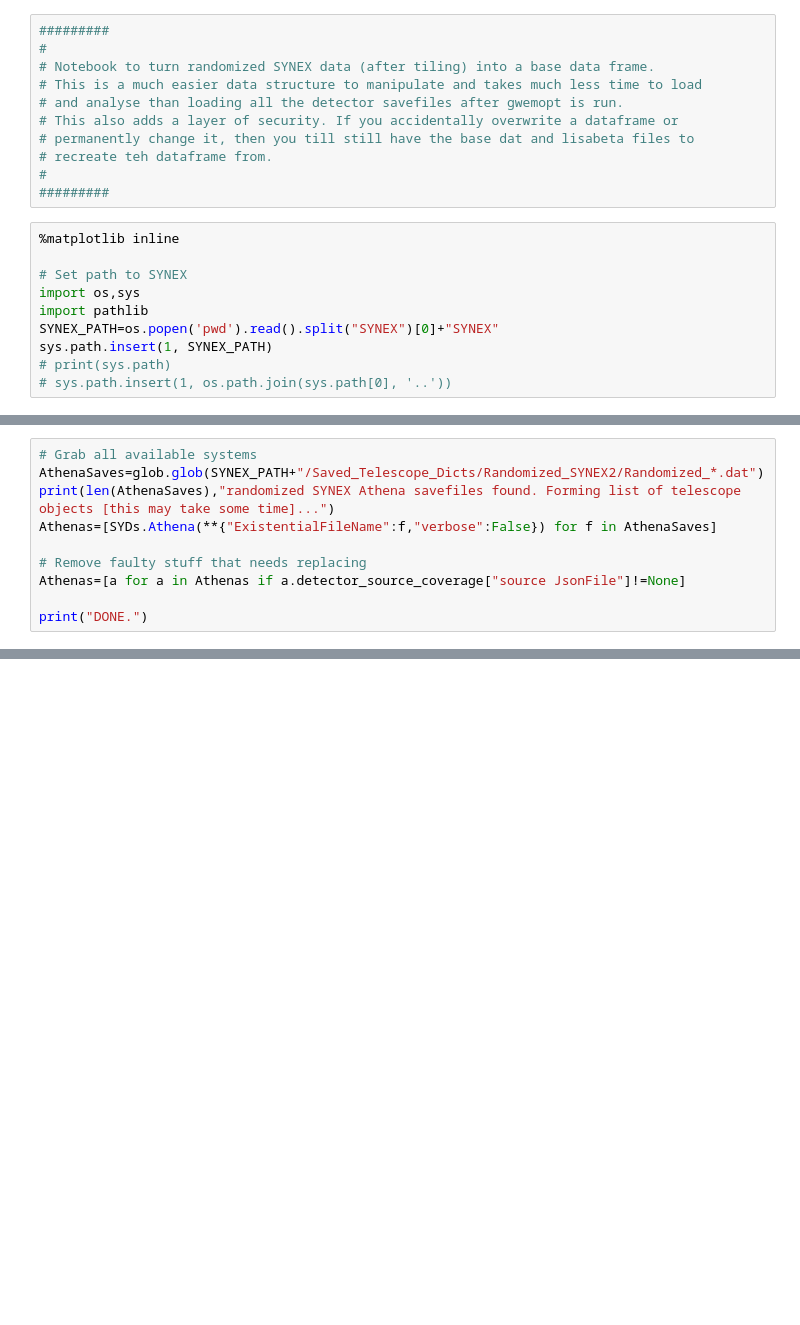
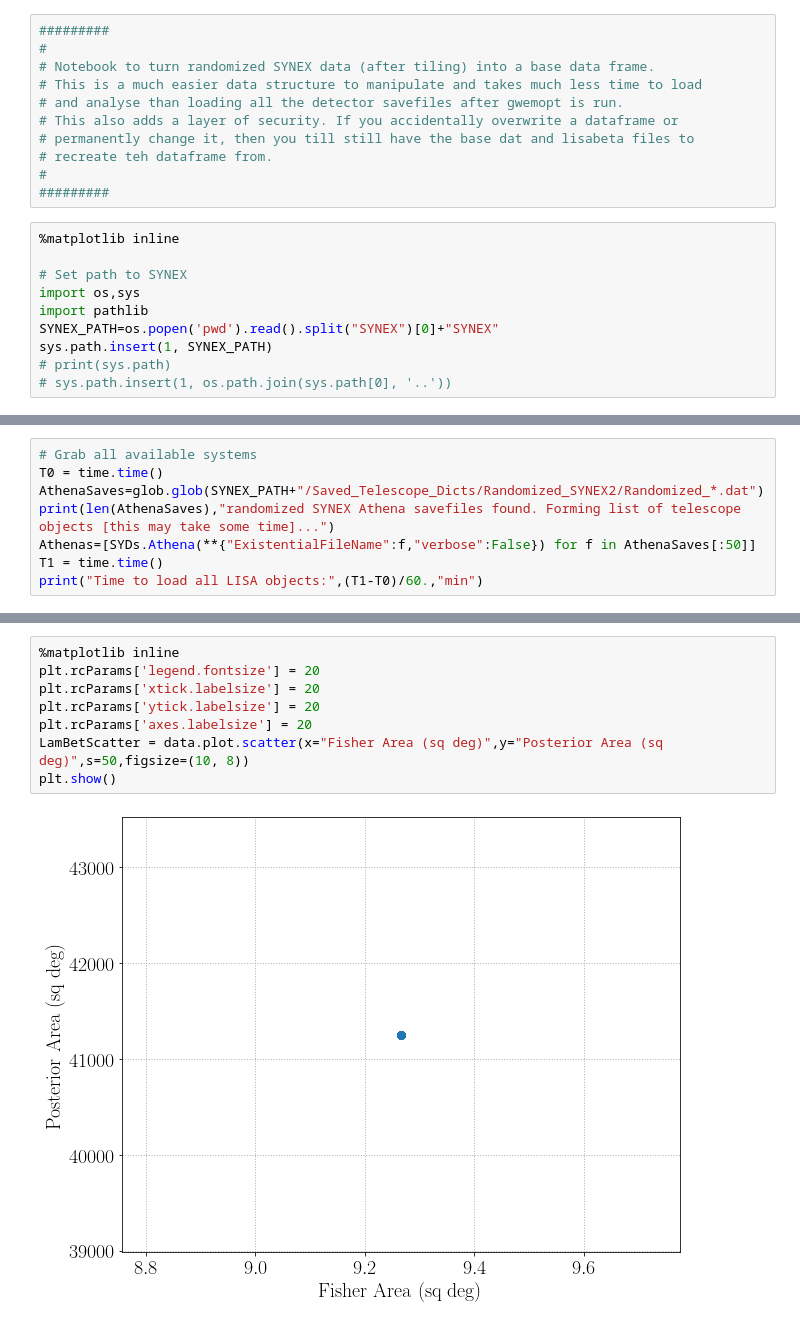
Before and after one commit to PAduverne/SYNEX, a Jupyter notebook: MIMOSA_Studies/Create_DataFrame.ipynb, the cells around one changed output, grey strips where cells are left out. Drawn from its saved outputs; the diff is of its cells as text; blank space fills up the shorter version.

```diff
--- a/MIMOSA_Studies/Create_DataFrame.ipynb
+++ b/MIMOSA_Studies/Create_DataFrame.ipynb
@@ -47,10 +49,8 @@ importlib.reload(SYU)
 # %%
 # Grab all available systems
+T0 = time.time()
 AthenaSaves=glob.glob(SYNEX_PATH+"/Saved_Telescope_Dicts/Randomized_SYNEX2/Randomized_*.dat")
 print(len(AthenaSaves),"randomized SYNEX Athena savefiles found. Forming list of telescope objects [this may take some time]...")
-Athenas=[SYDs.Athena(**{"ExistentialFileName":f,"verbose":False}) for f in AthenaSaves]
-
-# Remove faulty stuff that needs replacing
-Athenas=[a for a in Athenas if a.detector_source_coverage["source JsonFile"]!=None]
-
-print("DONE.")
+Athenas=[SYDs.Athena(**{"ExistentialFileName":f,"verbose":False}) for f in AthenaSaves[:50]]
+T1 = time.time()
+print("Time to load all LISA objects:",(T1-T0)/60.,"min")
@@ -73,0 +142,10 @@ print(data.head(10))
+# %%
+%matplotlib inline
+plt.rcParams['legend.fontsize'] = 20
+plt.rcParams['xtick.labelsize'] = 20
+plt.rcParams['ytick.labelsize'] = 20
+plt.rcParams['axes.labelsize'] = 20
+LamBetScatter = data.plot.scatter(x="Fisher Area (sq deg)",y="Posterior Area (sq deg)",s=50,figsize=(10, 8))
+plt.show()
+# %% [output]
+[figure, added]
```
Also changed, not shown: parts of 11 cells of this notebook, 2 other files.
